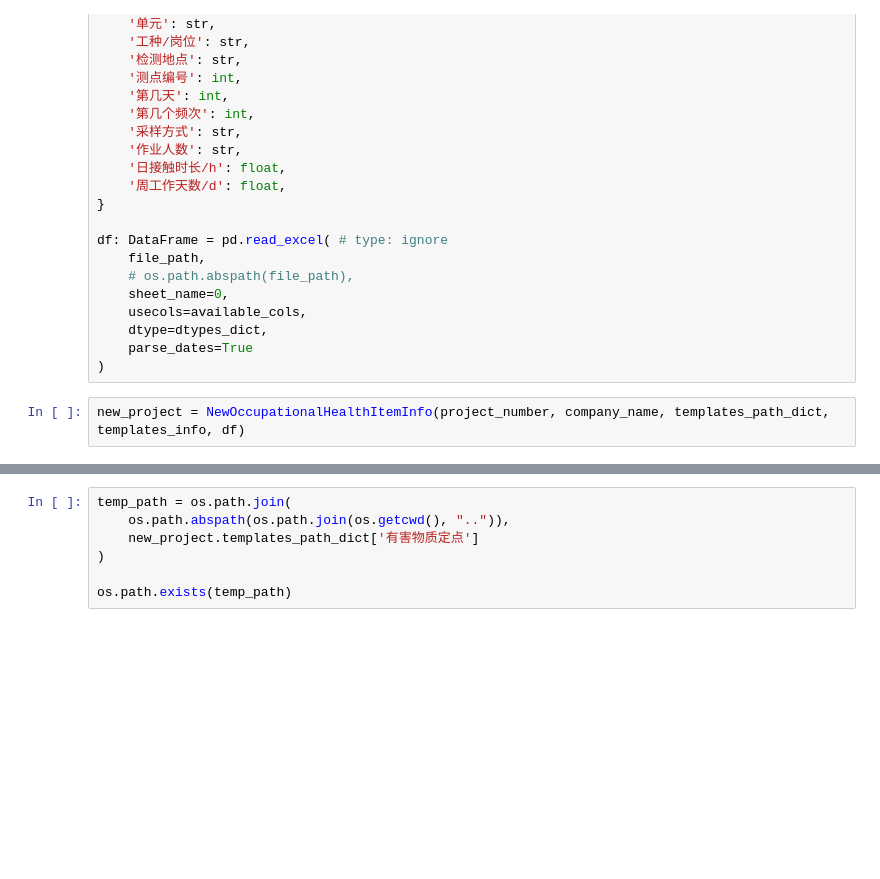
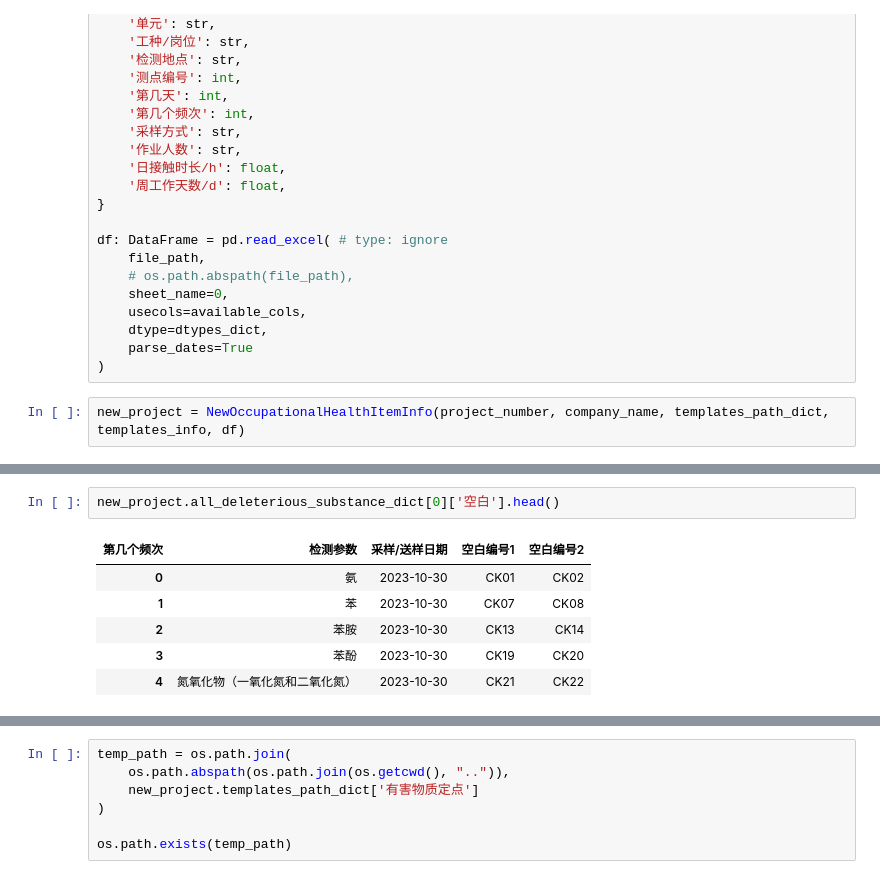
Before and after one commit to SuperParadox-Amateur/Detection_Works_New, a Jupyter notebook: fxxk_new_system/fxxk_new_system.ipynb, the cells around one changed output, grey strips where cells are left out. Saved outputs shown, nothing was run; the diff lists cells and outputs as text; blank space fills up the shorter version.

```diff
--- a/fxxk_new_system/fxxk_new_system.ipynb
+++ b/fxxk_new_system/fxxk_new_system.ipynb
@@ -1034,3 +1078,12 @@ new_project.all_deleterious_substance_dict[0]['个体'].head()
+# %%
+new_project.all_deleterious_substance_dict[0]['空白'].head()
+# %% [output]
+| 第几个频次 | 检测参数 | 采样/送样日期 | 空白编号1 | 空白编号2 |
+| 0 | 氨 | 2023-10-30 | CK01 | CK02 |
+| 1 | 苯 | 2023-10-30 | CK07 | CK08 |
+| 2 | 苯胺 | 2023-10-30 | CK13 | CK14 |
+| 3 | 苯酚 | 2023-10-30 | CK19 | CK20 |
+| 4 | 氮氧化物（一氧化氮和二氧化氮） | 2023-10-30 | CK21 | CK22 |
 # %%
 point_personnel_df = pd.concat([
     new_project.all_deleterious_substance_dict[0]['定点'].explode('样品编号'),
```
Also changed, not shown: parts of 6 cells of this notebook.
